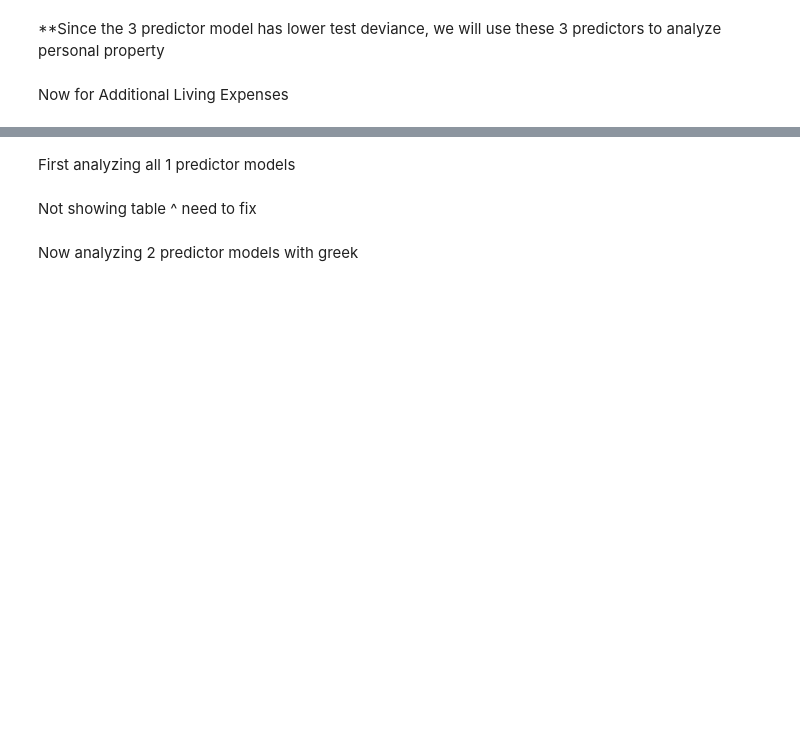
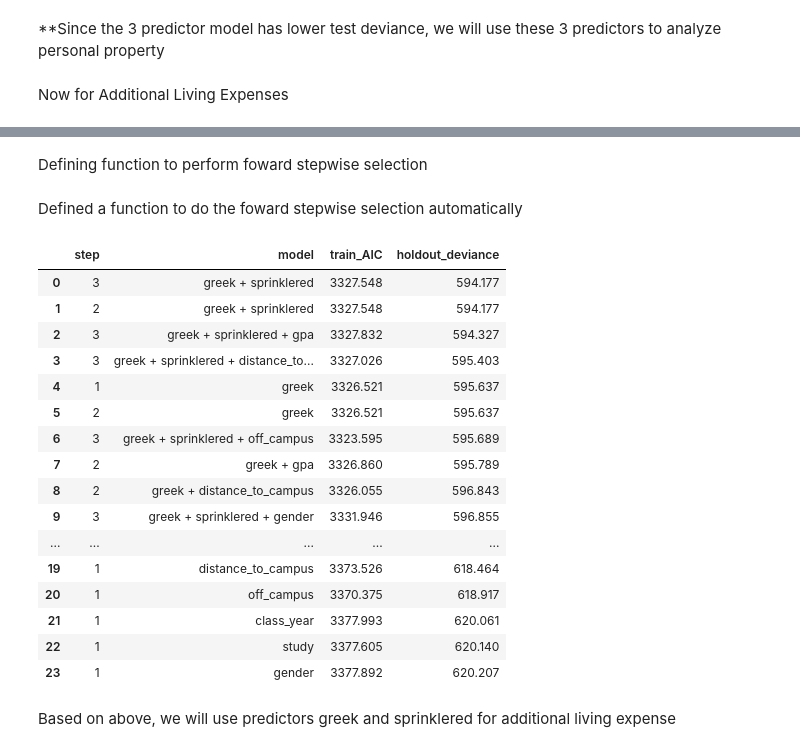
Before and after one commit to PabloRuizVelasco/ActuarialCaseStudy, a Jupyter notebook: notebooks/06_FrequencyModeling.ipynb, the cells around one changed output, grey strips where cells are left out. Cells and saved outputs as stored; diff of their text form; code cells hidden in the pictures; blank space fills up the shorter version.

```diff
--- a/notebooks/06_FrequencyModeling.ipynb
+++ b/notebooks/06_FrequencyModeling.ipynb
@@ -10,6 +10,10 @@ PROC = ROOT / "data" / "processed"
 
 freq   = pd.read_csv(PROC / "frequency_data.csv")   # 40,000 student-coverage rows
 claims = pd.read_csv(PROC / "claims.csv")           # 1,819 individual claims
+
+pd.set_option('display.max_colwidth', None)
+
+lia_path.round(3)
 
 # 'class' is a Python keyword, so patsy formulas cannot use it
 freq   = freq.rename(columns={'class': 'class_year'})
@@ -237,8 +229,9 @@ for c in ['class_year', 'study', 'greek', 'gender', 'off_campus']:
 # %% [markdown]
-First analyzing all 1 predictor models
+Defining function to perform foward stepwise selection
 # %%
-def forward_stepwise(train, hold, candidates, min_gain=2.0):
+def forward_stepwise(train, hold, candidates):
     """Forward selection on out-of-sample Poisson deviance.
+    Continues while any addition improves holdout deviance.
     Returns (selected variables, one combined table of every step)."""
     keep     = []
     m_cur    = smf.glm('claim_count ~ 1', data=train,
@@ -253,10 +246,9 @@ def forward_stepwise(train, hold, candidates, min_gain=2.0):
             break
         step += 1
 
-        rows = [{'step': step, 'added': '-',
+        rows = [{'step': step,
                  'model': ' + '.join(keep) or '(null)',
-                 'train_AIC': m_cur.aic, 'holdout_deviance': d_cur,
-                 'note': 'current'}]
+                 'train_AIC': m_cur.aic, 'holdout_deviance': d_cur}]
 
         results = {}
         for v in remaining:
@@ -264,28 +256,45 @@ def forward_stepwise(train, hold, candidates, min_gain=2.0):
             m = smf.glm(f, data=train, family=sm.families.Poisson()).fit()
             d = poisson_deviance(hold.claim_count, m.predict(hold))
             results[v] = (m, d)
-            rows.append({'step': step, 'added': v,
+            rows.append({'step': step,
                          'model': ' + '.join(keep + [v]),
-                         'train_AIC': m.aic, 'holdout_deviance': d, 'note': ''})
+                         'train_AIC': m.aic, 'holdout_deviance': d})
+
+        all_rows.extend(rows)
 
         best = min(results, key=lambda v: results[v][1])
-        gain = d_cur - results[best][1]
 
-        for r in rows:
-            if r['added'] == best:
-                r['note'] = ('SELECTED' if gain >= min_gain
-                             else f'best, gain {gain:.2f} < {min_gain}')
-
-        all_rows.extend(sorted(rows, key=lambda r: r['holdout_deviance']))
-
-        if gain < min_gain:
+        if results[best][1] >= d_cur:
             break
 
         keep.append(best)
         m_cur, d_cur = results[best]
 
-    return keep, pd.DataFrame(all_rows)
+    return keep, (pd.DataFrame(all_rows)
+                    .sort_values('holdout_deviance')
+                    .reset_index(drop=True))
 # %% [markdown]
-Not showing table ^ need to fix
+Defined a function to do the foward stepwise selection automatically
+# %%
+ale_keep, ale_path = forward_stepwise(ale, ale_hold, RATING_VARS)
+ale_path.round(3)
+# %% [output]
+|  | step | model | train_AIC | holdout_deviance |
+| 0 | 3 | greek + sprinklered | 3327.548 | 594.177 |
+| 1 | 2 | greek + sprinklered | 3327.548 | 594.177 |
+| 2 | 3 | greek + sprinklered + gpa | 3327.832 | 594.327 |
+| 3 | 3 | greek + sprinklered + distance_to... | 3327.026 | 595.403 |
+| 4 | 1 | greek | 3326.521 | 595.637 |
+| 5 | 2 | greek | 3326.521 | 595.637 |
+| 6 | 3 | greek + sprinklered + off_campus | 3323.595 | 595.689 |
+| 7 | 2 | greek + gpa | 3326.860 | 595.789 |
+| 8 | 2 | greek + distance_to_campus | 3326.055 | 596.843 |
+| 9 | 3 | greek + sprinklered + gender | 3331.946 | 596.855 |
+| ... | ... | ... | ... | ... |
+| 19 | 1 | distance_to_campus | 3373.526 | 618.464 |
+| 20 | 1 | off_campus | 3370.375 | 618.917 |
+| 21 | 1 | class_year | 3377.993 | 620.061 |
+| 22 | 1 | study | 3377.605 | 620.140 |
+| 23 | 1 | gender | 3377.892 | 620.207 |
 # %% [markdown]
-Now analyzing 2 predictor models with greek
+Based on above, we will use predictors greek and sprinklered for additional living expense
```
Also changed, not shown: parts of 18 cells of this notebook, 2 other files.
